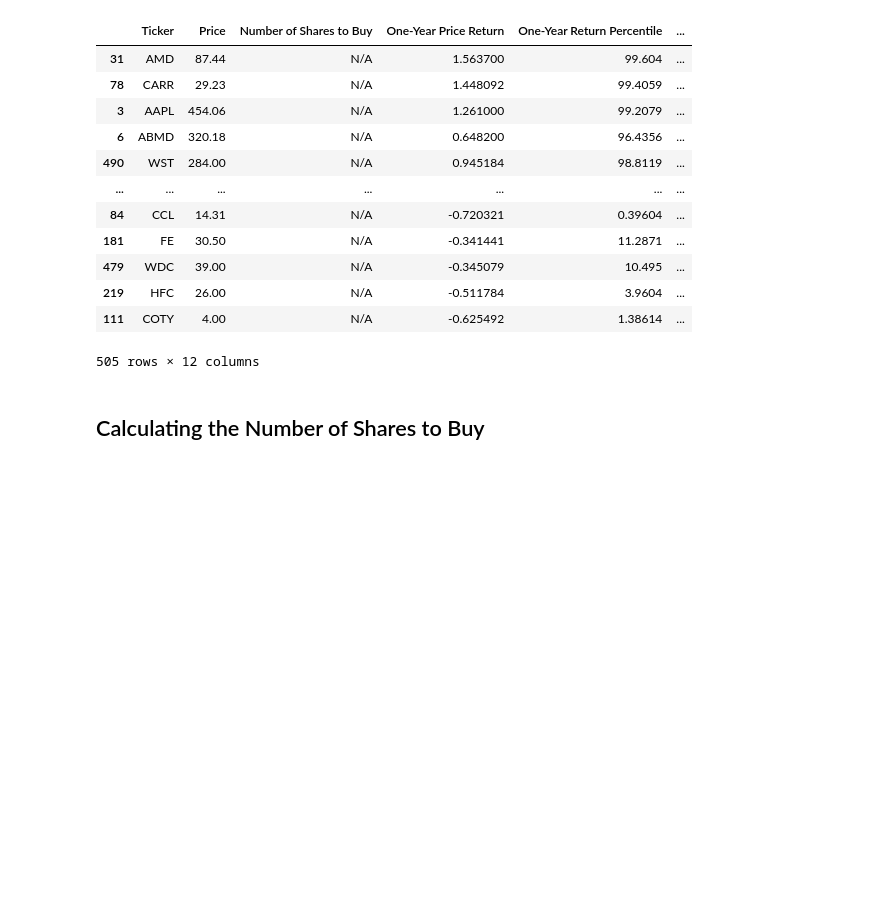
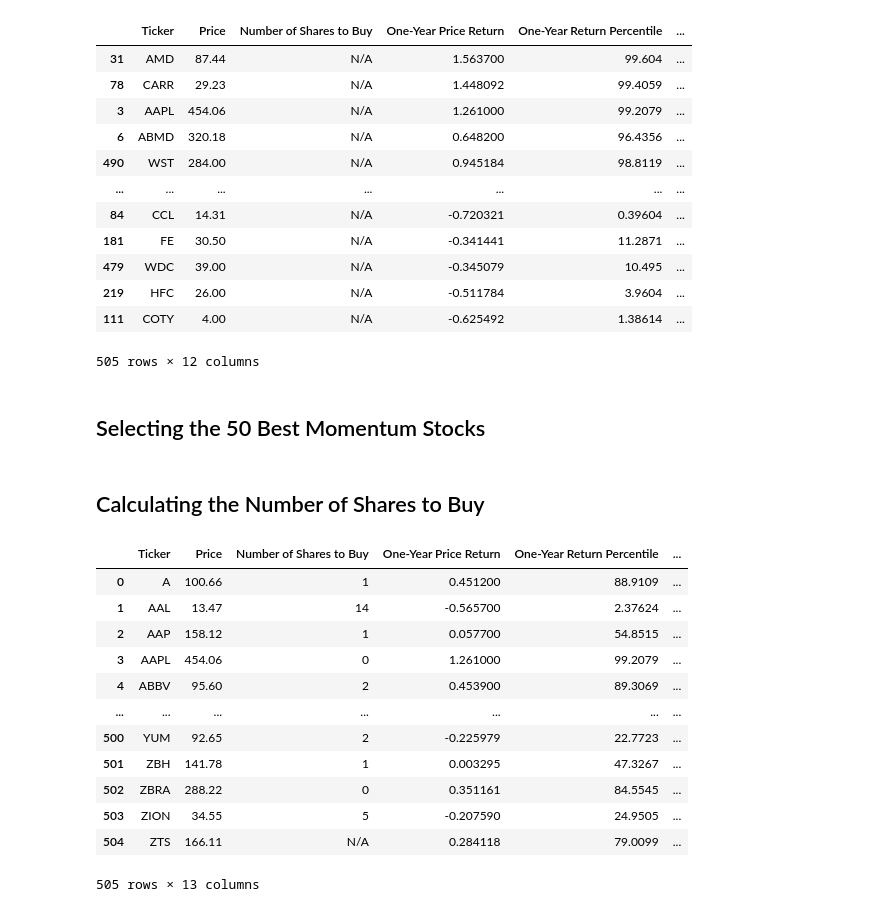
Before and after one commit to nickmccullum/algorithmic-trading-python, a Jupyter notebook: finished_files/002_quantitative_momentum_strategy.ipynb, the cells around one changed output. Saved outputs shown, nothing was run; the diff lists cells and outputs as text; code cells hidden in the pictures; blank space fills up the shorter version.

Commit message:
calculated number of shares to buy for HQM portfolio

```diff
--- a/finished_files/002_quantitative_momentum_strategy.ipynb
+++ b/finished_files/002_quantitative_momentum_strategy.ipynb
@@ -165,7 +170,7 @@ Enter the value of your portfolio:100000
 # %%
 position_size = float(portfolio_size) / len(final_dataframe.index)
 for i in range(0, len(final_dataframe['Ticker'])-1):
-    final_dataframe.loc[i, 'Number Of Shares to Buy'] = math.floor(position_size / final_dataframe['Price'][i])
+    final_dataframe.loc[i, 'Number of Shares to Buy'] = math.floor(position_size / final_dataframe['Price'][i])
 final_dataframe
 # %% [output]
 |  | Ticker | Price | One-Year Price Return | Number of Shares to Buy | Number Of Shares to Buy |
@@ -329,5 +334,9 @@ hqm_dataframe.sort_values(by = 'HQM Score', ascending = False)
 | 219 | HFC | 26.00 | N/A | -0.511784 | 3.9604 | ... |
 | 111 | COTY | 4.00 | N/A | -0.625492 | 1.38614 | ... |
 505 rows × 12 columns
+# %% [markdown]
+## Selecting the 50 Best Momentum Stocks
+# %%
+hqm_dataframe = hqm_dataframe[:51]
 # %% [markdown]
 ## Calculating the Number of Shares to Buy
@@ -333,0 +345,19 @@ hqm_dataframe.sort_values(by = 'HQM Score', ascending = False)
+# %%
+position_size = float(portfolio_size) / len(hqm_dataframe.index)
+for i in range(0, len(hqm_dataframe['Ticker'])-1):
+    hqm_dataframe.loc[i, 'Number of Shares to Buy'] = math.floor(position_size / hqm_dataframe['Price'][i])
+hqm_dataframe
+# %% [output]
+|  | Ticker | Price | Number of Shares to Buy | One-Year Price Return | One-Year Return Percentile | ... |
+| 0 | A | 100.66 | 1 | 0.451200 | 88.9109 | ... |
+| 1 | AAL | 13.47 | 14 | -0.565700 | 2.37624 | ... |
+| 2 | AAP | 158.12 | 1 | 0.057700 | 54.8515 | ... |
+| 3 | AAPL | 454.06 | 0 | 1.261000 | 99.2079 | ... |
+| 4 | ABBV | 95.60 | 2 | 0.453900 | 89.3069 | ... |
+| ... | ... | ... | ... | ... | ... | ... |
+| 500 | YUM | 92.65 | 2 | -0.225979 | 22.7723 | ... |
+| 501 | ZBH | 141.78 | 1 | 0.003295 | 47.3267 | ... |
+| 502 | ZBRA | 288.22 | 0 | 0.351161 | 84.5545 | ... |
+| 503 | ZION | 34.55 | 5 | -0.207590 | 24.9505 | ... |
+| 504 | ZTS | 166.11 | N/A | 0.284118 | 79.0099 | ... |
+505 rows × 13 columns
```
Also changed, not shown: parts of 3 cells of this notebook.
